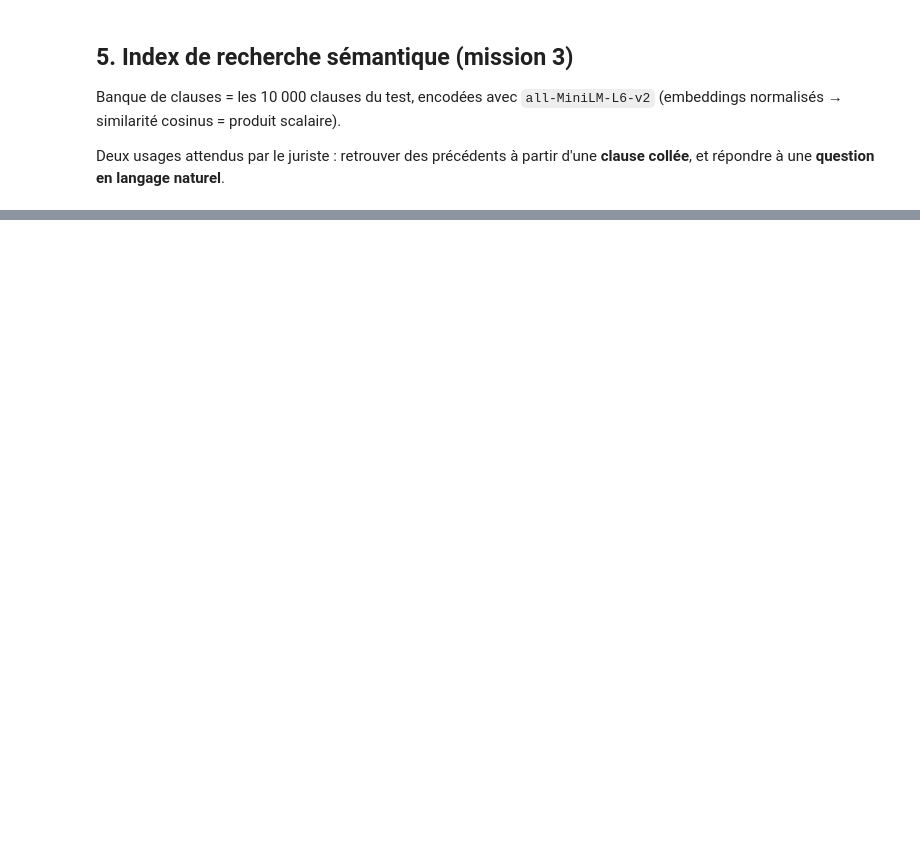
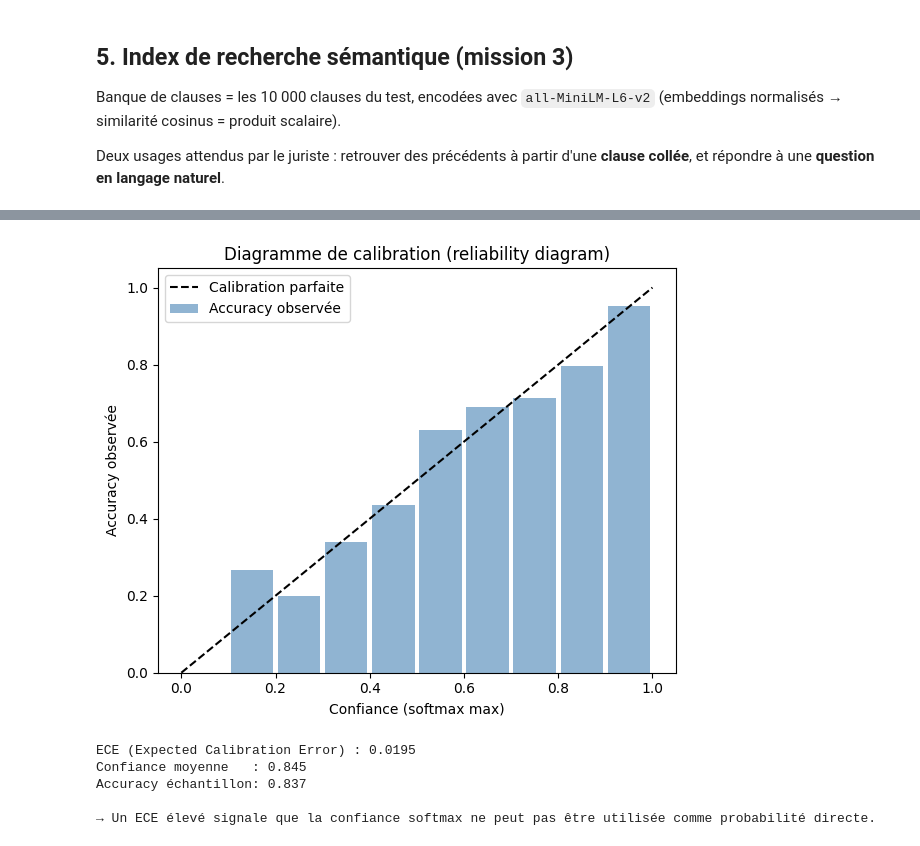
Before and after one commit to Charles-Scannavino/Projet_Deep_Learning, a Jupyter notebook: notebooks/Projet_DL_NLP.ipynb, the cells around one changed output, grey strips where cells are left out. Saved outputs shown, nothing was run; the diff lists cells and outputs as text; code cells hidden in the pictures; blank space fills up the shorter version.

```diff
--- a/notebooks/Projet_DL_NLP.ipynb
+++ b/notebooks/Projet_DL_NLP.ipynb
@@ -461,0 +642,62 @@ for result in results:
+# %%
+import torch, numpy as np, matplotlib.pyplot as plt
+
+# Échantillon de 2 000 clauses de test pour la calibration (rapide sur CPU)
+np.random.seed(42)
+sample_idx = np.random.choice(len(test_texts_list), 2000, replace=False)
+sample_texts_cal = [test_texts_list[i] for i in sample_idx]
+sample_true_cal  = y_true[sample_idx]
+
+confidences, correct_flags = [], []
+for i in range(0, len(sample_texts_cal), 64):
+    batch = sample_texts_cal[i:i+64]
+    enc_b = tokenizer(batch, truncation=True, max_length=256,
+                      padding=True, return_tensors="pt")
+    with torch.no_grad():
+        logits = model(**enc_b).logits
+    probs  = torch.softmax(logits, dim=-1).numpy()
+    conf   = probs.max(axis=1)
+    pred_b = probs.argmax(axis=1)
+    confidences.extend(conf)
+    correct_flags.extend(pred_b == sample_true_cal[i:i+64])
+
+confidences   = np.array(confidences)
+correct_flags = np.array(correct_flags)
+
+# Reliability diagram
+bins = np.linspace(0, 1, 11)
+bin_centers, bin_acc, bin_counts = [], [], []
+for lo, hi in zip(bins[:-1], bins[1:]):
+    mask = (confidences >= lo) & (confidences < hi)
+    if mask.sum() > 0:
+        bin_centers.append((lo + hi) / 2)
+        bin_acc.append(correct_flags[mask].mean())
+        bin_counts.append(mask.sum())
+
+plt.figure(figsize=(6, 5))
+plt.plot([0, 1], [0, 1], "k--", label="Calibration parfaite")
+plt.bar(bin_centers, bin_acc, width=0.09, alpha=0.6,
+        color="steelblue", label="Accuracy observée")
+plt.xlabel("Confiance (softmax max)")
+plt.ylabel("Accuracy observée")
+plt.title("Diagramme de calibration (reliability diagram)")
+plt.legend()
+plt.tight_layout()
+plt.show()
+
+# ECE — Expected Calibration Error
+ece = sum(
+    (c / len(confidences)) * abs(a - b)
+    for c, a, b in zip(bin_counts, bin_acc, bin_centers)
+)
+print(f"ECE (Expected Calibration Error) : {ece:.4f}")
+print(f"Confiance moyenne   : {confidences.mean():.3f}")
+print(f"Accuracy échantillon: {correct_flags.mean():.3f}")
+print("\n→ Un ECE élevé signale que la confiance softmax ne peut pas être utilisée comme probabilité directe.")
+# %% [output]
+[figure, added]
+ECE (Expected Calibration Error) : 0.0195
+Confiance moyenne   : 0.845
+Accuracy échantillon: 0.837
+
+→ Un ECE élevé signale que la confiance softmax ne peut pas être utilisée comme probabilité directe.
```
Also changed, not shown: parts of 22 cells of this notebook, 4 other files.
